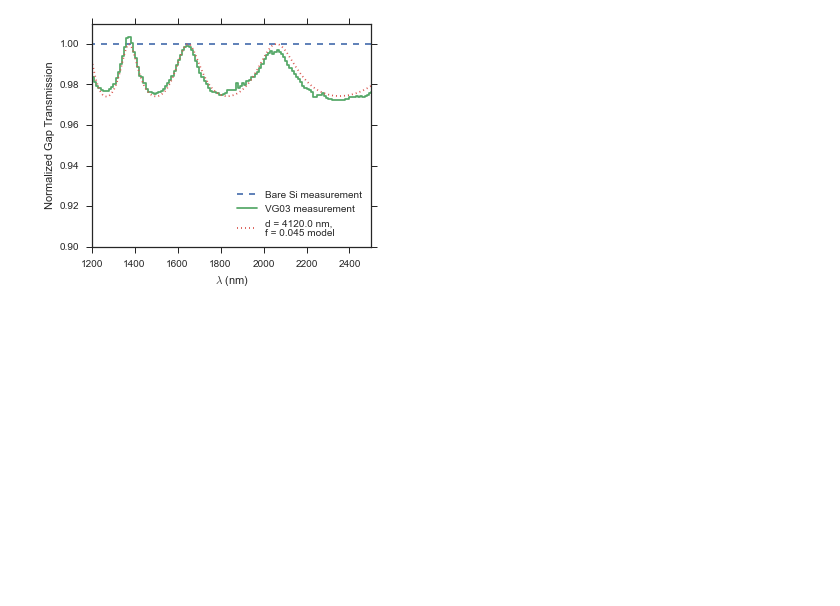
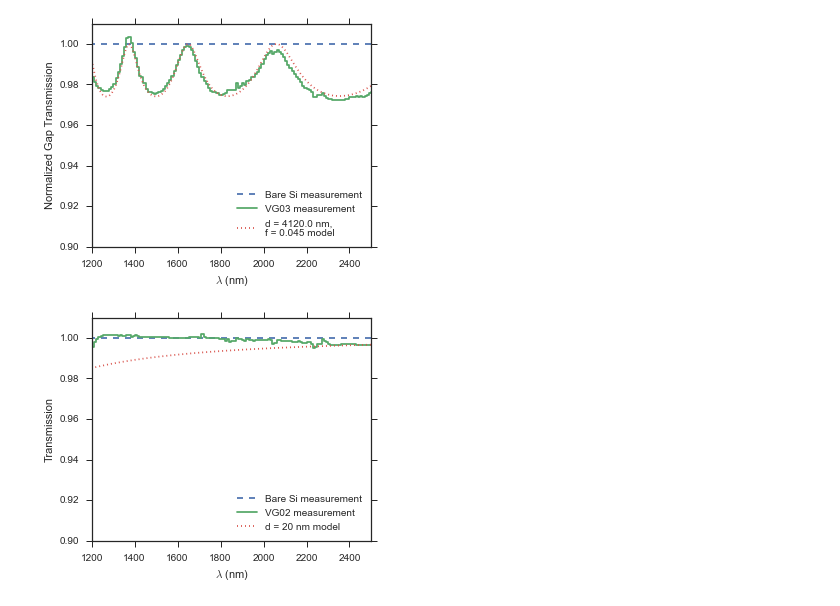
Before and after one commit to Echelle/AO_bonding_paper, a Jupyter notebook: notebooks/SiGaps_01.ipynb, the cells around one changed output. Cells and saved outputs as stored; diff of their text form; code cells hidden in the pictures; blank space fills up the shorter version.

```diff
--- a/notebooks/SiGaps_01.ipynb
+++ b/notebooks/SiGaps_01.ipynb
@@ -112,7 +124,7 @@ def sellmeier_Si(lam_nm):
 
     return n
 # %%
-df['n_Si'] = sellmeier_Si(df.wavelength)
+df['n_Si'] = sellmeier_Si(df.index)
 # %% [markdown]
 ##$T_{gap}(\lambda, d)$: Transmission through an air gap in Si as a function of wavelength
 # %%
@@ -188,3 +200,21 @@ plt.legend(loc='best');
 plt.savefig('VG03_model_ff.pdf')
 # %% [output]
 [figure]
+# %%
+sns.set_context("paper", font_scale=1.5)
+sns.set(style="ticks")
+plt.figure(figsize=(5, 4));
+plt.step(df.index, df.VG06/df.VG06, linestyle='--',label='Bare Si measurement');
+plt.step(df.index, df.VG02_pos3/df.VG06, label='VG02 measurement');
+plt.plot(df.index, T_gap_Si(df.index, 20.0)/T_gap_Si(df.index, 0.0),
+         linestyle=':',color=sns.xkcd_rgb["pale red"], label='d = 20 nm model');
+#plt.plot(df.wavelength, df.VG06);
+#plt.plot(df.wavelength, df.VG06_post);
+plt.ylim(0.9,1.01);
+plt.xlim(1200,2500);
+plt.xlabel('$\lambda$ (nm)')
+plt.ylabel('Transmission');
+plt.legend(loc='best');
+plt.savefig('VG02_model.pdf')
+# %% [output]
+[figure, added]
```
Also changed, not shown: parts of 7 cells of this notebook.
